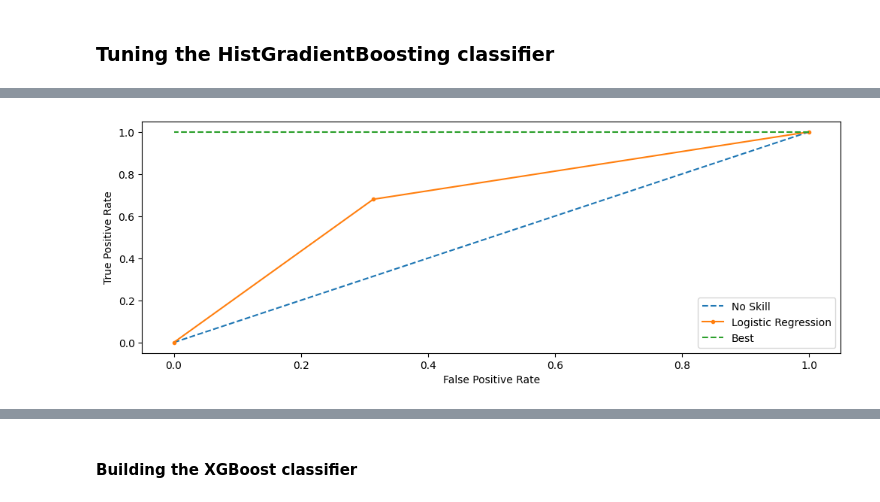
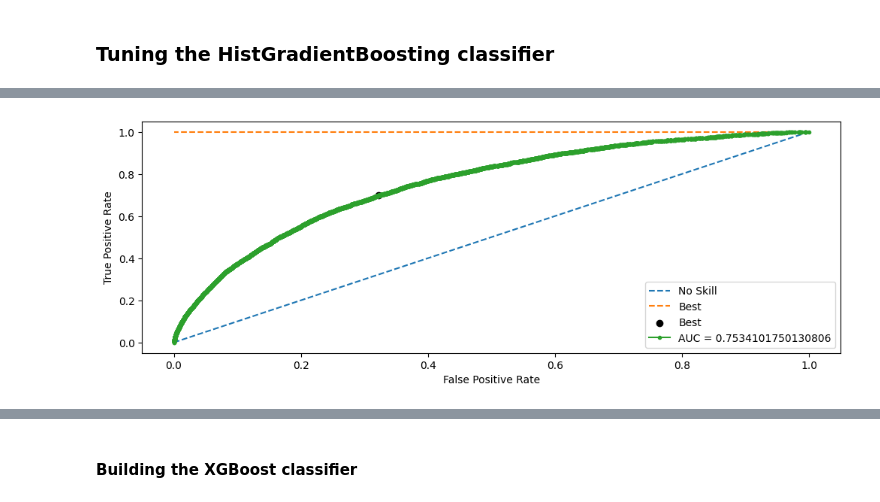
Before and after one commit to Abhijith-Nagarajan/Machine-Learning-Training, a Jupyter notebook: Classification/Loan_Defaulter_Risk_Analytics/loan-defaulter-sampling-modeling.ipynb, the cells around one changed output, grey strips where cells are left out. Saved outputs shown, nothing was run; the diff lists cells and outputs as text; code cells hidden in the pictures.

Commit message:
Kaggle Notebook | Loan_Defaulter_Sampling_Modeling | Version 4

```diff
--- a/Classification/Loan_Defaulter_Risk_Analytics/loan-defaulter-sampling-modeling.ipynb
+++ b/Classification/Loan_Defaulter_Risk_Analytics/loan-defaulter-sampling-modeling.ipynb
@@ -382,4 +370,6 @@ Best recall score: 0.6825461179809447
 # %%
 best_params_hgb = study.best_trial.params
+# %%
+best_params_hgb['class_weight']='balanced'
 # %%
-hgb_clf_tuned = HistGradientBoostingClassifier(**best_params_hgb).fit(X_train,Y_train)
+hgb_clf_tuned = HistGradientBoostingClassifier(**best_params_hgb)
@@ -411,0 +376,2 @@ display_confusion_matrix(Y_test,Y_pred_tuned_hbg)
+# %%
+hgb_clf_tuned, Y_pred_hgb_tuned = build_model(hgb_clf_tuned,X_train,Y_train,X_test,Y_test)
@@ -416,5 +398,5 @@ display_confusion_matrix(Y_test,Y_pred_tuned_hbg)
 # %%
-fpr_hgb,tpr_hgb,thresholds_hgb,gmeans_hgb,predicted_probs_hgb = perform_roc_thresholding(hgb_clf_tuned,X_test)
+fpr_hgb,tpr_hgb,thresholds_hgb,gmeans_hgb,predicted_probs_hgb = get_thresholding_metrics(hgb_clf_tuned,X_test)
 # %%
 ix = np.argmax(gmeans_hgb)
 best_threshold = thresholds_hgb[ix]
@@ -454,4 +424,4 @@ print(metrics.recall_score(Y_test,Y_pred_optimal_hgb,average='weighted'))
 # %%
-plot_roc_curve(Y_test,Y_pred_optimal_hgb)
+plot_roc_curve(Y_test,Y_pred_optimal_hgb,True,ix,fpr_hgb,tpr_hgb)
 # %% [output]
-[figure, old version]
+[figure, new version]
```
Also changed, not shown: parts of 133 cells of this notebook.
